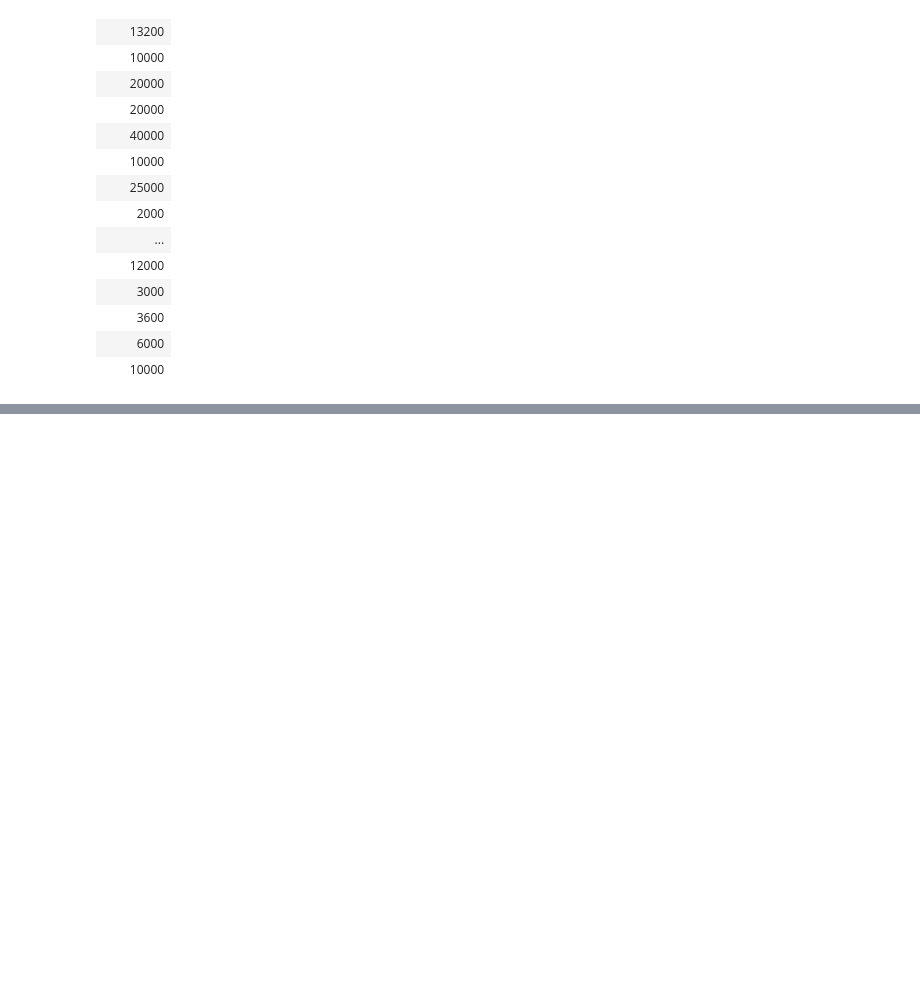
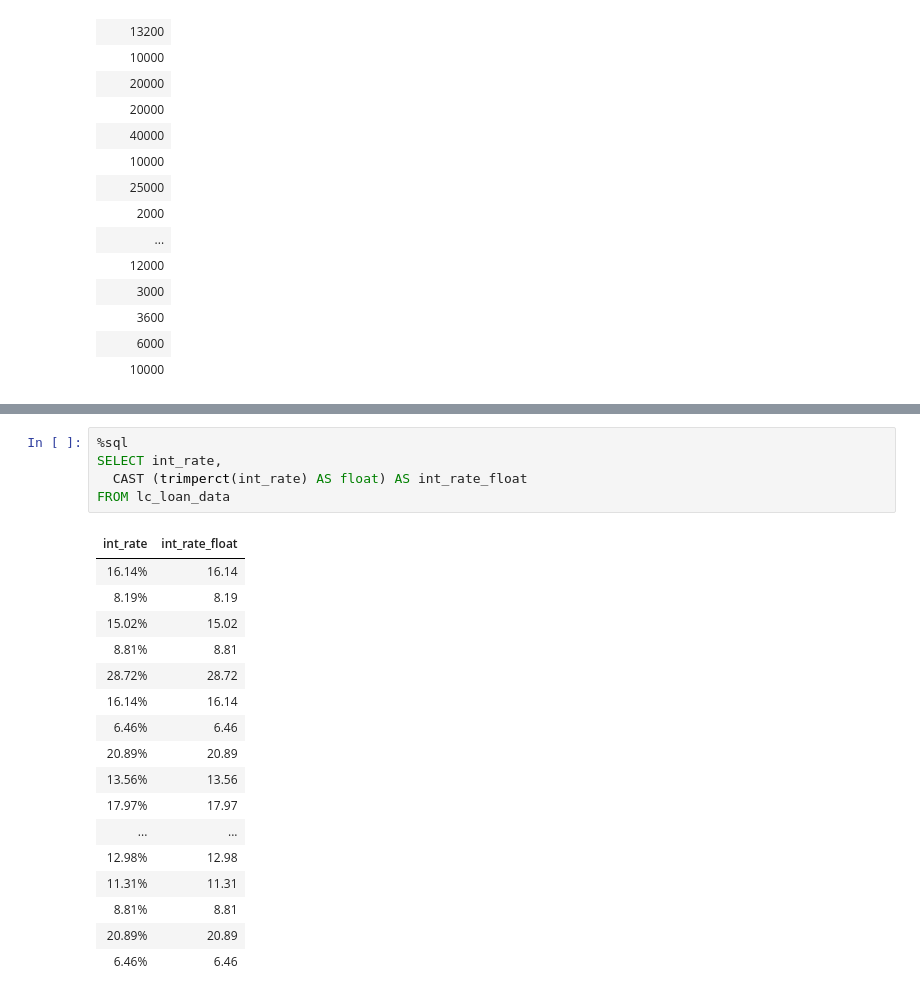
Before and after one commit to nortonlyr/spark_machine_learning_exercise_telco, a Jupyter notebook: LendingClubData/LendingClubEDA.ipynb, the cells around one changed output, grey strips where cells are left out. Drawn from its saved outputs; the diff is of its cells as text; blank space fills up the shorter version.

```diff
--- a/LendingClubData/LendingClubEDA.ipynb
+++ b/LendingClubData/LendingClubEDA.ipynb
@@ -270,0 +325,23 @@ FROM lc_loan_data
+# %%
+%sql
+SELECT int_rate,
+  CAST (trimperct(int_rate) AS float) AS int_rate_float
+FROM lc_loan_data
+# %% [output]
+| int_rate | int_rate_float |
+| 16.14% | 16.14 |
+| 8.19% | 8.19 |
+| 15.02% | 15.02 |
+| 8.81% | 8.81 |
+| 28.72% | 28.72 |
+| 16.14% | 16.14 |
+| 6.46% | 6.46 |
+| 20.89% | 20.89 |
+| 13.56% | 13.56 |
+| 17.97% | 17.97 |
+| ... | ... |
+| 12.98% | 12.98 |
+| 11.31% | 11.31 |
+| 8.81% | 8.81 |
+| 20.89% | 20.89 |
+| 6.46% | 6.46 |
```
Also changed, not shown: parts of 13 cells of this notebook, 1 other file.
